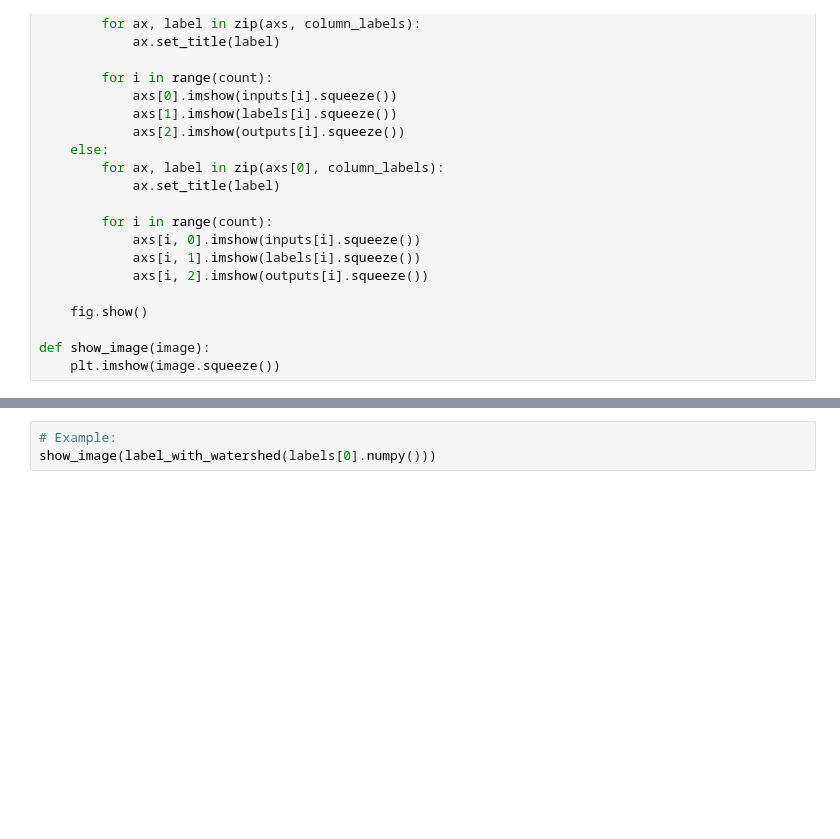
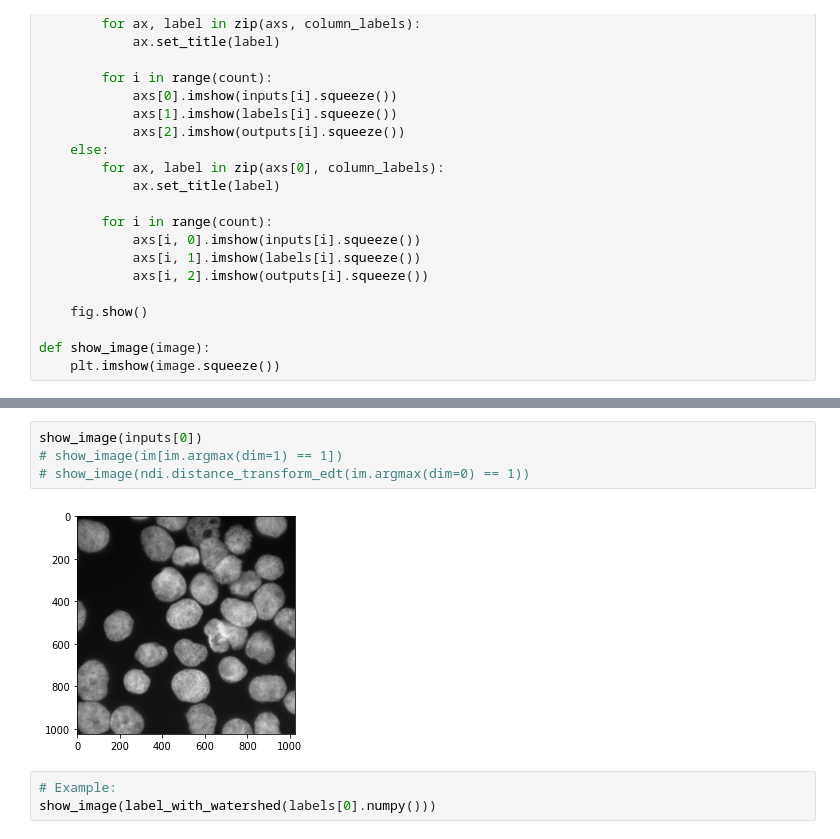
Before and after one commit to CRefice/ml-segmentation-project, a Jupyter notebook: notebook.ipynb, the cells around one changed output, grey strips where cells are left out. Saved outputs shown, nothing was run; the diff lists cells and outputs as text; blank space fills up the shorter version.

```diff
--- a/notebook.ipynb
+++ b/notebook.ipynb
@@ -449,3 +471,9 @@ def label_with_watershed(image_three_class, image_two_class, min_distance=50):
+# %%
+show_image(inputs[0])
+# show_image(im[im.argmax(dim=1) == 1])
+# show_image(ndi.distance_transform_edt(im.argmax(dim=0) == 1))
+# %% [output]
+[figure, added]
 # %%
 # Example:
 show_image(label_with_watershed(labels[0].numpy()))
```
Also changed, not shown: parts of 4 cells of this notebook.
